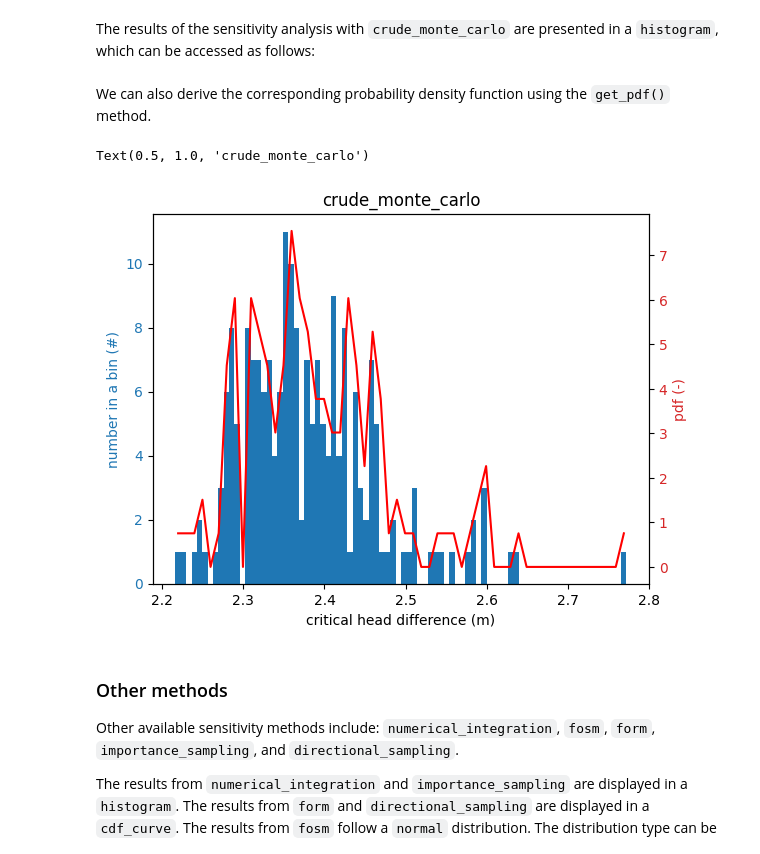
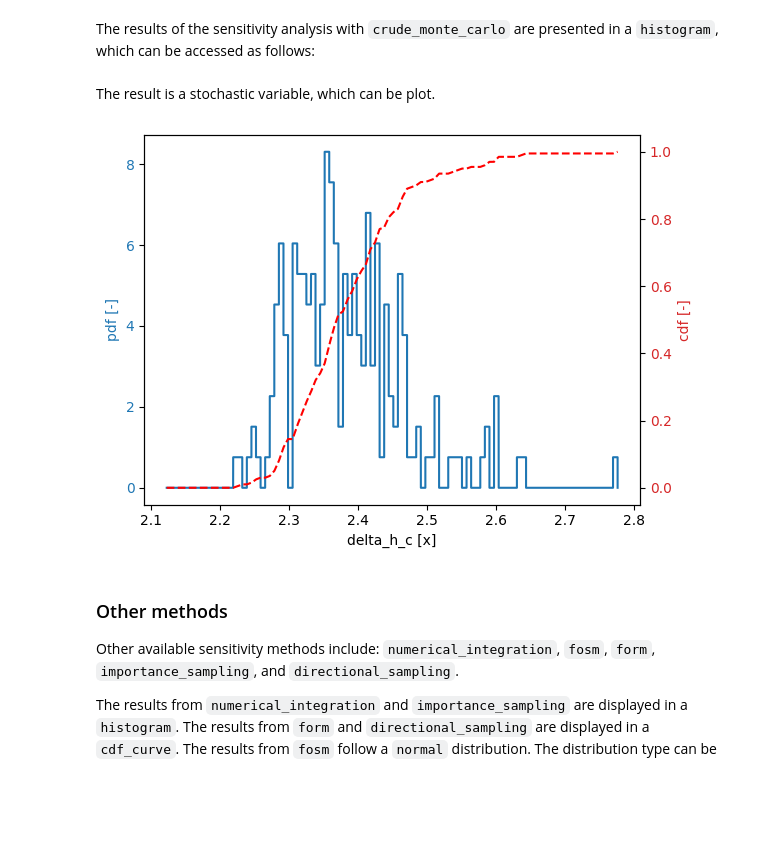
Before and after one commit to Deltares/ProbabilisticLibrary, a Jupyter notebook: sources/Deltares.Probabilistic.PWrapper.Notebooks/sensitivity_analysis.ipynb, the cells around one changed output. Drawn from its saved outputs; the diff is of its cells as text; code cells hidden in the pictures; blank space fills up the shorter version.

```diff
--- a/sources/Deltares.Probabilistic.PWrapper.Notebooks/sensitivity_analysis.ipynb
+++ b/sources/Deltares.Probabilistic.PWrapper.Notebooks/sensitivity_analysis.ipynb
@@ -103,26 +101,11 @@ bin_start = [sens.histogram_values[ii].lower_bound for ii in range(0, len(sens.h
 bin_end = [sens.histogram_values[ii].upper_bound for ii in range(0, len(sens.histogram_values))]
 amount = [sens.histogram_values[ii].amount for ii in range(0, len(sens.histogram_values))]
 # %% [markdown]
-We can also derive the corresponding probability density function using the `get_pdf()` method.
+The result is a stochastic variable, which can be plot.
 # %%
-pdf_grid = np.arange(min(bin_start), max(bin_end), 0.01)
-pdf = [sens.get_pdf(val) for val in pdf_grid]
-
-fig, ax1 = plt.subplots()
-color = "tab:blue"
-ax1.set_xlabel(label_critical_head_diff)
-ax1.set_ylabel("number in a bin (#)", color=color)
-ax1.bar(bin_start, amount, width=(np.array(bin_end)-np.array(bin_start)), label=var)
-ax1.tick_params(axis="y", labelcolor=color)
-ax2 = ax1.twinx()
-color = "tab:red"
-ax2.set_ylabel(label_pdf, color=color)
-ax2.plot(pdf_grid, pdf, "r", label="pdf")
-ax2.tick_params(axis="y", labelcolor=color)
-plt.title(project.settings.sensitivity_method)
+sens.plot()
 # %% [output]
-Text(0.5, 1.0, 'crude_monte_carlo')
-[figure, old version]
+[figure, new version]
 # %% [markdown]
 ### Other methods
 
```
Also changed, not shown: parts of 1 cell of this notebook, 15 other files.
